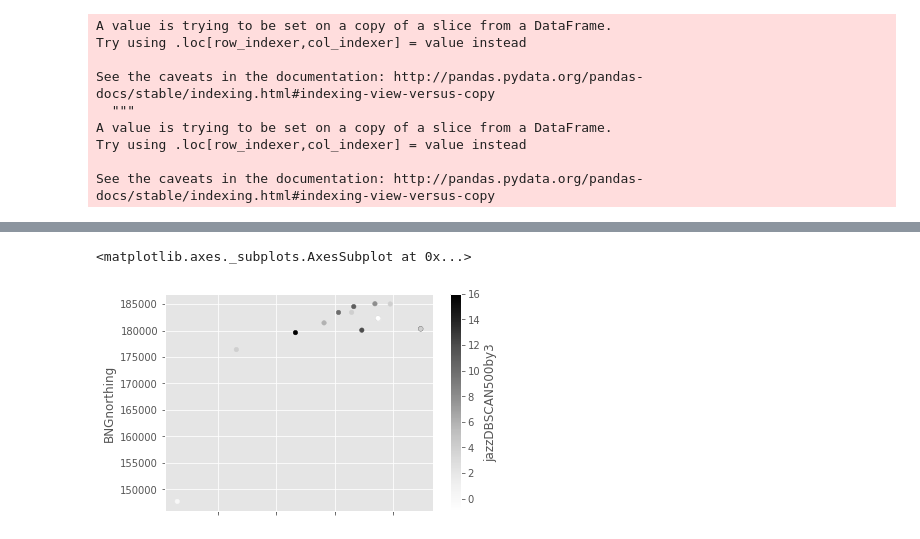
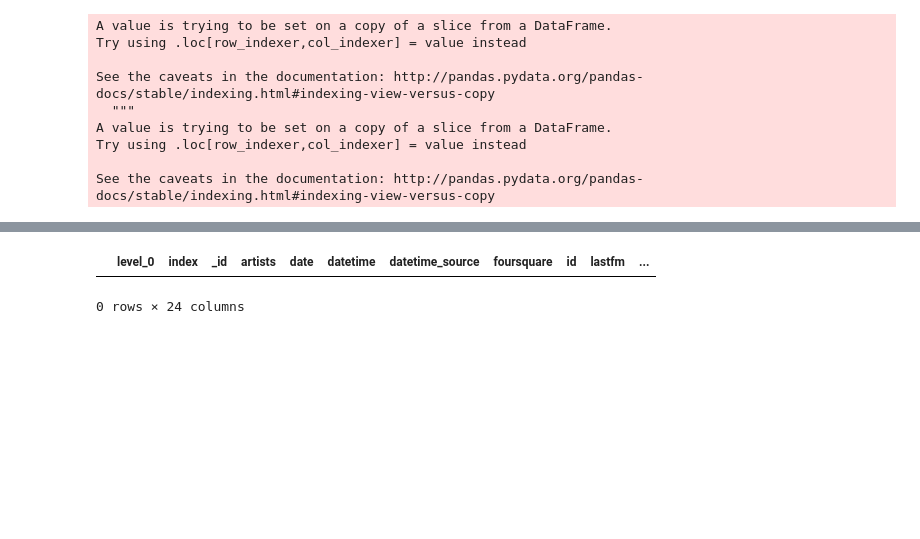
Before and after one commit to CityBlender/data-analysis, a Jupyter notebook: 02_Notebooks/Jays/Cluster.ipynb, the cells around one changed output, grey strips where cells are left out. Drawn from its saved outputs; the diff is of its cells as text; code cells hidden in the pictures; blank space fills up the shorter version.

```diff
--- a/02_Notebooks/Jays/Cluster.ipynb
+++ b/02_Notebooks/Jays/Cluster.ipynb
@@ -302,3 +304,3 @@ def dbscan_genre_cluster(genredf, dbscan, colName):
     return genredf
 # %%
-allJazzEvents = dbscan_genre_cluster(allJazzEvents,dbscan500by3,'jazzDBSCAN500by3')
+allJazzEvents = dbscan_genre_cluster(allJazzEvents,dbscan500by5,'jazzDBSCAN500by5')
@@ -325,0 +334,15 @@ allJazzEvents
+# %%
+#df.loc[df['column_name'] == some_value]
+
+cluster4JazzEvents = allJazzEvents.loc[allJazzEvents['jazzDBSCAN500by5']==4.]
+clusterNeg1JazzEvents = allJazzEvents.loc[allJazzEvents['jazzDBSCAN500by5']==-1.]
+cluster1JazzEvents = allJazzEvents.loc[allJazzEvents['jazzDBSCAN500by5']==1.]
+clusterNanJazzEvents = allJazzEvents.loc[allJazzEvents['jazzDBSCAN500by5']==np.nan]
+cluster8JazzEvents = allJazzEvents.loc[allJazzEvents['jazzDBSCAN500by5']==8.]
+cluster2JazzEvents = allJazzEvents.loc[allJazzEvents['jazzDBSCAN500by5']==2.]
+cluster6JazzEvents = allJazzEvents.loc[allJazzEvents['jazzDBSCAN500by5']==6.]
+# %%
+clusterNanJazzEvents
+# %% [output]
+|  | level_0 | index | _id | artists | date | datetime | datetime_source | foursquare | id | lastfm | ... |
+0 rows × 24 columns
@@ -327,10 +354,7 @@ allJazzEvents
 #now give it a plot
 #define colorscheme
 
-allJazzEvents.plot.scatter(y='BNGnorthing', x='BNGeasting', c='jazzDBSCAN500by3')
+allJazzEvents.plot.scatter(y='BNGnorthing', x='BNGeasting', c='jazzDBSCAN500by5')
-# %% [output]
-<matplotlib.axes._subplots.AxesSubplot at 0x...>
-[figure, removed]
 # %%
 #try clustering out on the whole dataset
 dbscan2ndRun = dbscan.fit(locsAsArray)
```
Also changed, not shown: parts of 21 cells of this notebook, 1 other file.
